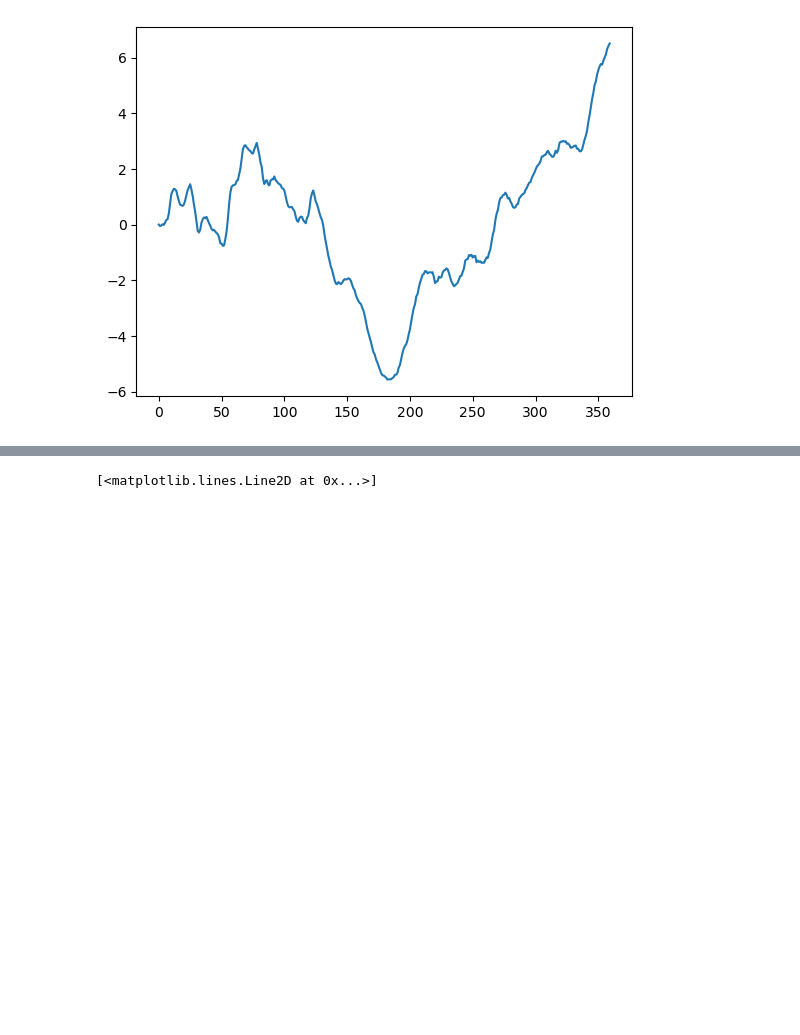
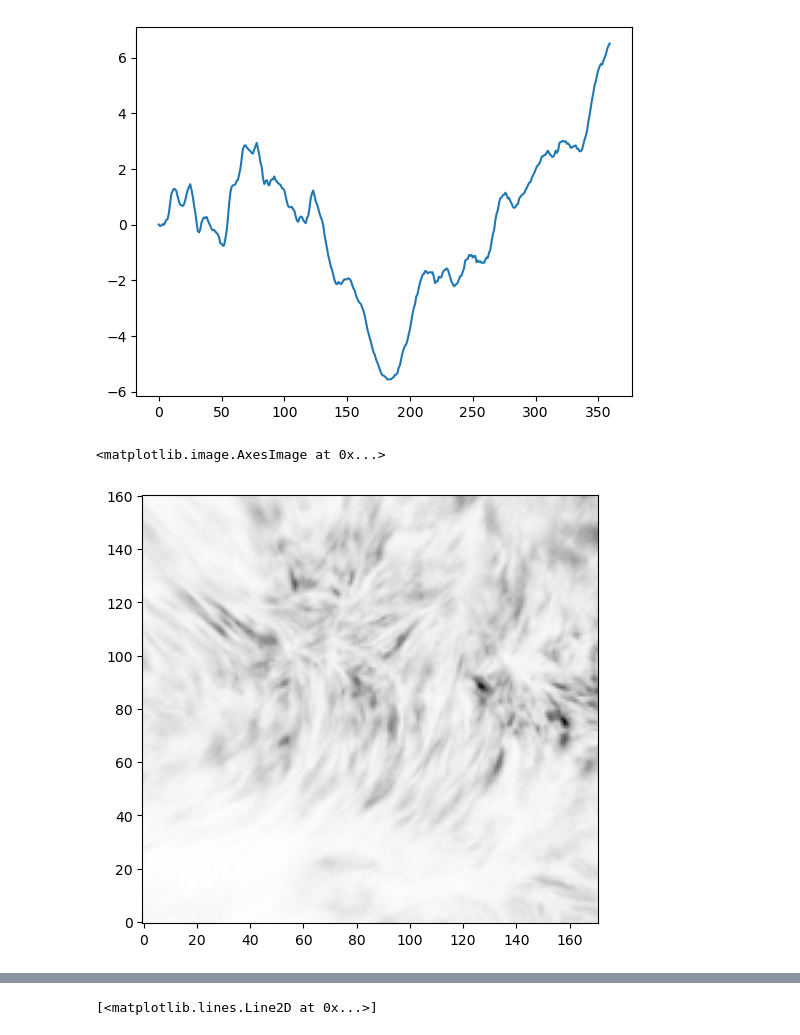
Before and after one commit to yjzhu-solar/EIS_DKIST_SolO, a Jupyter notebook: ipynb/eui/optical_flow/eui_upflow_region_1024_visual_of.ipynb, the cells around one changed output, grey strips where cells are left out. Drawn from its saved outputs; the diff is of its cells as text; code cells hidden in the pictures; blank space fills up the shorter version.

```diff
--- a/ipynb/eui/optical_flow/eui_upflow_region_1024_visual_of.ipynb
+++ b/ipynb/eui/optical_flow/eui_upflow_region_1024_visual_of.ipynb
@@ -114,3 +125,19 @@ plt.plot(np.cumsum(of_east_1_array[y_select[0],x_select[0],0,:]),label='x_shift'
 # %% [output]
 [<matplotlib.lines.Line2D at 0x...>]
 [figure]
+# %%
+def get_std_and_mean_from_mapseq(map_seq):
+    map_array = map_seq.as_array()
+    map_mean = np.nanmean(map_array,axis=2)
+    map_std = np.nanstd(map_array,axis=2)
+
+    return map_mean, map_std
+# %%
+east_1_mean, east_1_std = get_std_and_mean_from_mapseq(eui_map_seq_coalign_crop)
+# %%
+fig, ax = plt.subplots(figsize=(5,5),layout='constrained')
+
+ax.imshow(east_1_std, origin='lower', cmap='Greys', aspect=1)
+# %% [output]
+<matplotlib.image.AxesImage at 0x...>
+[figure, added]
```
Also changed, not shown: parts of 9 cells of this notebook, 5 other files.
